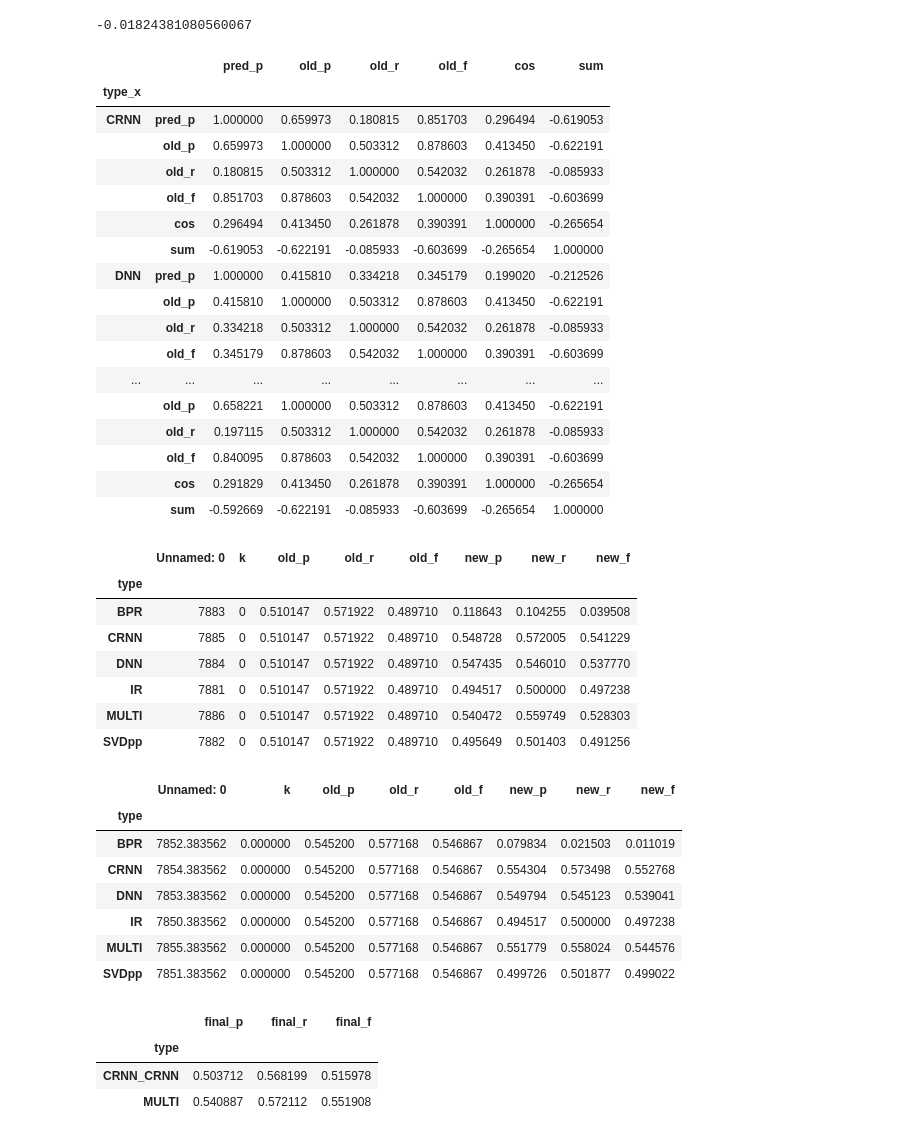
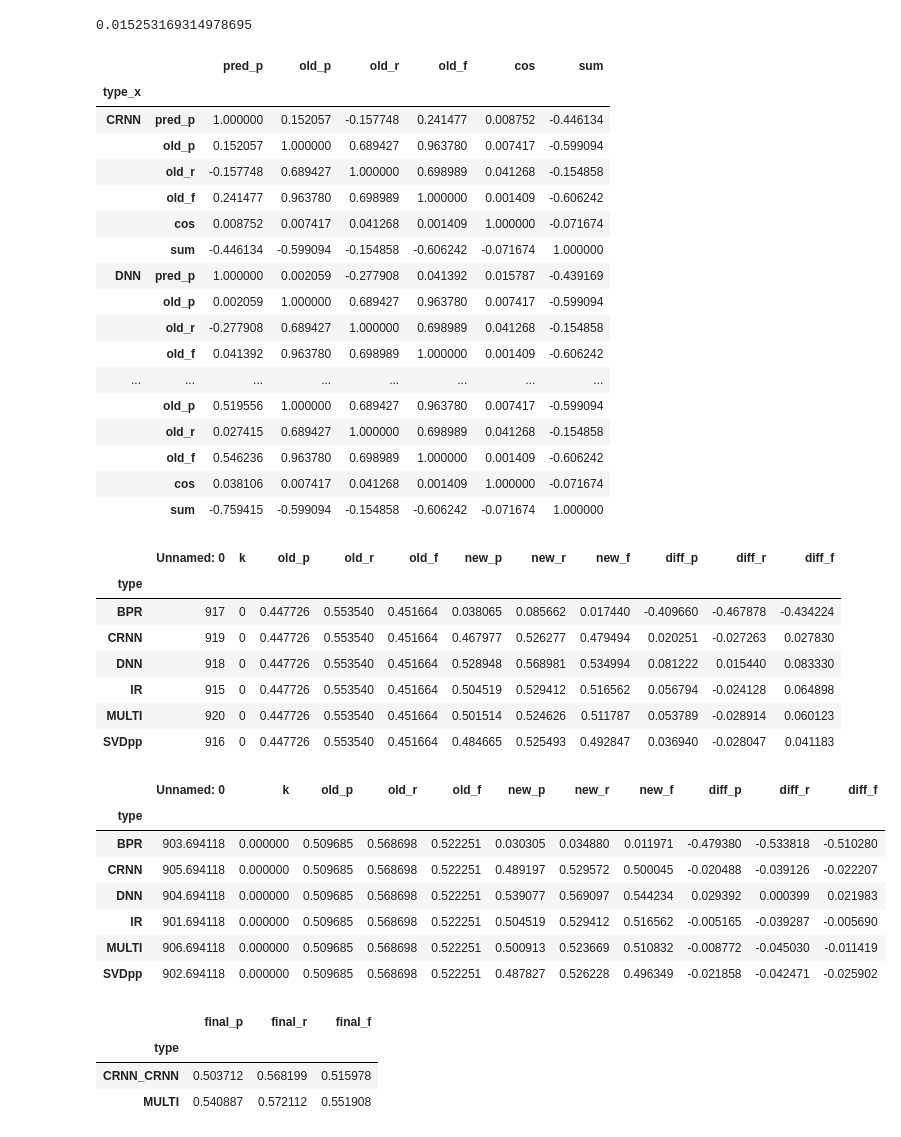
Before and after one commit to shraga89/DSMA, a Jupyter notebook: results/Untitled.ipynb, the cells around one changed output. Saved outputs shown, nothing was run; the diff lists cells and outputs as text; code cells hidden in the pictures.

```diff
--- a/results/Untitled.ipynb
+++ b/results/Untitled.ipynb
@@ -5,7 +5,7 @@ import time
 import math
 # %%
 pd.set_option('float_format', '{:f}'.format)
-folder = 'WF/22_12_2018_09_41_WF_f'
+folder = '24_12_2018_15_54_TH_r'
 res_adapt = pd.read_csv(folder + '/adapt.csv')
 res_adapt_eval = pd.read_csv(folder + '/adapt_eval.csv')
 res_eval = pd.read_csv(folder + '/eval.csv')
@@ -24,28 +24,28 @@ df1 = res_corr[res_corr['type_x'] == 'FeatureBased_SVM']['pred_p'].reset_index()
 df2 = res_corr[res_corr['type_x'] == 'CRNN']['cos'].reset_index()
 pd.concat([df1, df2], axis=1).corr().loc['pred_p', 'cos']
 # %% [output]
--0.01824381080560067
+0.015253169314978695
 # %%
 res_corr.groupby('type_x')[['pred_p', 'old_p', 'old_r', 'old_f', 'cos', 'sum']].corr()
 # %% [output]
 |  |  | pred_p | old_p | old_r | old_f | cos | sum |
 | type_x |  |  |  |  |  |  |  |
-| CRNN | pred_p | 1.000000 | 0.659973 | 0.180815 | 0.851703 | 0.296494 | -0.619053 |
-|  | old_p | 0.659973 | 1.000000 | 0.503312 | 0.878603 | 0.413450 | -0.622191 |
-|  | old_r | 0.180815 | 0.503312 | 1.000000 | 0.542032 | 0.261878 | -0.085933 |
-|  | old_f | 0.851703 | 0.878603 | 0.542032 | 1.000000 | 0.390391 | -0.603699 |
-|  | cos | 0.296494 | 0.413450 | 0.261878 | 0.390391 | 1.000000 | -0.265654 |
-|  | sum | -0.619053 | -0.622191 | -0.085933 | -0.603699 | -0.265654 | 1.000000 |
-| DNN | pred_p | 1.000000 | 0.415810 | 0.334218 | 0.345179 | 0.199020 | -0.212526 |
-|  | old_p | 0.415810 | 1.000000 | 0.503312 | 0.878603 | 0.413450 | -0.622191 |
-|  | old_r | 0.334218 | 0.503312 | 1.000000 | 0.542032 | 0.261878 | -0.085933 |
-|  | old_f | 0.345179 | 0.878603 | 0.542032 | 1.000000 | 0.390391 | -0.603699 |
+| CRNN | pred_p | 1.000000 | 0.152057 | -0.157748 | 0.241477 | 0.008752 | -0.446134 |
+|  | old_p | 0.152057 | 1.000000 | 0.689427 | 0.963780 | 0.007417 | -0.599094 |
+|  | old_r | -0.157748 | 0.689427 | 1.000000 | 0.698989 | 0.041268 | -0.154858 |
+|  | old_f | 0.241477 | 0.963780 | 0.698989 | 1.000000 | 0.001409 | -0.606242 |
+|  | cos | 0.008752 | 0.007417 | 0.041268 | 0.001409 | 1.000000 | -0.071674 |
+|  | sum | -0.446134 | -0.599094 | -0.154858 | -0.606242 | -0.071674 | 1.000000 |
+| DNN | pred_p | 1.000000 | 0.002059 | -0.277908 | 0.041392 | 0.015787 | -0.439169 |
+|  | old_p | 0.002059 | 1.000000 | 0.689427 | 0.963780 | 0.007417 | -0.599094 |
+|  | old_r | -0.277908 | 0.689427 | 1.000000 | 0.698989 | 0.041268 | -0.154858 |
+|  | old_f | 0.041392 | 0.963780 | 0.698989 | 1.000000 | 0.001409 | -0.606242 |
 | ... | ... | ... | ... | ... | ... | ... | ... |
-|  | old_p | 0.658221 | 1.000000 | 0.503312 | 0.878603 | 0.413450 | -0.622191 |
-|  | old_r | 0.197115 | 0.503312 | 1.000000 | 0.542032 | 0.261878 | -0.085933 |
-|  | old_f | 0.840095 | 0.878603 | 0.542032 | 1.000000 | 0.390391 | -0.603699 |
-|  | cos | 0.291829 | 0.413450 | 0.261878 | 0.390391 | 1.000000 | -0.265654 |
-|  | sum | -0.592669 | -0.622191 | -0.085933 | -0.603699 | -0.265654 | 1.000000 |
+|  | old_p | 0.519556 | 1.000000 | 0.689427 | 0.963780 | 0.007417 | -0.599094 |
+|  | old_r | 0.027415 | 0.689427 | 1.000000 | 0.698989 | 0.041268 | -0.154858 |
+|  | old_f | 0.546236 | 0.963780 | 0.698989 | 1.000000 | 0.001409 | -0.606242 |
+|  | cos | 0.038106 | 0.007417 | 0.041268 | 0.001409 | 1.000000 | -0.071674 |
+|  | sum | -0.759415 | -0.599094 | -0.154858 | -0.606242 | -0.071674 | 1.000000 |
 # %%
 res_adapt['diff_p'] = res_adapt['new_p'] - res_adapt['old_p']
 res_adapt['diff_r'] = res_adapt['new_r'] - res_adapt['old_r']
@@ -56,25 +56,25 @@ res_adapt2 = res_adapt[~(res_adapt['alg'].isin(['AMC Token Path', 'WordNet Jiang
 # %%
 res_adapt.groupby('type').mean()
 # %% [output]
-|  | Unnamed: 0 | k | old_p | old_r | old_f | new_p | new_r | new_f |
-| type |  |  |  |  |  |  |  |  |
-| BPR | 7883 | 0 | 0.510147 | 0.571922 | 0.489710 | 0.118643 | 0.104255 | 0.039508 |
-| CRNN | 7885 | 0 | 0.510147 | 0.571922 | 0.489710 | 0.548728 | 0.572005 | 0.541229 |
-| DNN | 7884 | 0 | 0.510147 | 0.571922 | 0.489710 | 0.547435 | 0.546010 | 0.537770 |
-| IR | 7881 | 0 | 0.510147 | 0.571922 | 0.489710 | 0.494517 | 0.500000 | 0.497238 |
-| MULTI | 7886 | 0 | 0.510147 | 0.571922 | 0.489710 | 0.540472 | 0.559749 | 0.528303 |
-| SVDpp | 7882 | 0 | 0.510147 | 0.571922 | 0.489710 | 0.495649 | 0.501403 | 0.491256 |
+|  | Unnamed: 0 | k | old_p | old_r | old_f | new_p | new_r | new_f | diff_p | diff_r | diff_f |
+| type |  |  |  |  |  |  |  |  |  |  |  |
+| BPR | 917 | 0 | 0.447726 | 0.553540 | 0.451664 | 0.038065 | 0.085662 | 0.017440 | -0.409660 | -0.467878 | -0.434224 |
+| CRNN | 919 | 0 | 0.447726 | 0.553540 | 0.451664 | 0.467977 | 0.526277 | 0.479494 | 0.020251 | -0.027263 | 0.027830 |
+| DNN | 918 | 0 | 0.447726 | 0.553540 | 0.451664 | 0.528948 | 0.568981 | 0.534994 | 0.081222 | 0.015440 | 0.083330 |
+| IR | 915 | 0 | 0.447726 | 0.553540 | 0.451664 | 0.504519 | 0.529412 | 0.516562 | 0.056794 | -0.024128 | 0.064898 |
+| MULTI | 920 | 0 | 0.447726 | 0.553540 | 0.451664 | 0.501514 | 0.524626 | 0.511787 | 0.053789 | -0.028914 | 0.060123 |
+| SVDpp | 916 | 0 | 0.447726 | 0.553540 | 0.451664 | 0.484665 | 0.525493 | 0.492847 | 0.036940 | -0.028047 | 0.041183 |
 # %%
-# res_adapt2.groupby('type').mean()
+res_adapt2.groupby('type').mean()
 # %% [output]
-|  | Unnamed: 0 | k | old_p | old_r | old_f | new_p | new_r | new_f |
-| type |  |  |  |  |  |  |  |  |
-| BPR | 7852.383562 | 0.000000 | 0.545200 | 0.577168 | 0.546867 | 0.079834 | 0.021503 | 0.011019 |
-| CRNN | 7854.383562 | 0.000000 | 0.545200 | 0.577168 | 0.546867 | 0.554304 | 0.573498 | 0.552768 |
-| DNN | 7853.383562 | 0.000000 | 0.545200 | 0.577168 | 0.546867 | 0.549794 | 0.545123 | 0.539041 |
-| IR | 7850.383562 | 0.000000 | 0.545200 | 0.577168 | 0.546867 | 0.494517 | 0.500000 | 0.497238 |
-| MULTI | 7855.383562 | 0.000000 | 0.545200 | 0.577168 | 0.546867 | 0.551779 | 0.558024 | 0.544576 |
-| SVDpp | 7851.383562 | 0.000000 | 0.545200 | 0.577168 | 0.546867 | 0.499726 | 0.501877 | 0.499022 |
+|  | Unnamed: 0 | k | old_p | old_r | old_f | new_p | new_r | new_f | diff_p | diff_r | diff_f |
+| type |  |  |  |  |  |  |  |  |  |  |  |
+| BPR | 903.694118 | 0.000000 | 0.509685 | 0.568698 | 0.522251 | 0.030305 | 0.034880 | 0.011971 | -0.479380 | -0.533818 | -0.510280 |
+| CRNN | 905.694118 | 0.000000 | 0.509685 | 0.568698 | 0.522251 | 0.489197 | 0.529572 | 0.500045 | -0.020488 | -0.039126 | -0.022207 |
+| DNN | 904.694118 | 0.000000 | 0.509685 | 0.568698 | 0.522251 | 0.539077 | 0.569097 | 0.544234 | 0.029392 | 0.000399 | 0.021983 |
+| IR | 901.694118 | 0.000000 | 0.509685 | 0.568698 | 0.522251 | 0.504519 | 0.529412 | 0.516562 | -0.005165 | -0.039287 | -0.005690 |
+| MULTI | 906.694118 | 0.000000 | 0.509685 | 0.568698 | 0.522251 | 0.500913 | 0.523669 | 0.510832 | -0.008772 | -0.045030 | -0.011419 |
+| SVDpp | 902.694118 | 0.000000 | 0.509685 | 0.568698 | 0.522251 | 0.487827 | 0.526228 | 0.496349 | -0.021858 | -0.042471 | -0.025902 |
 # %%
 res_adapt_eval['final_p'] = res_adapt_eval[['old_p', 'new_p']].max(axis=1)
 res_adapt_eval['final_r'] = res_adapt_eval[['old_r', 'new_r']].max(axis=1)
```
Also changed, not shown: 1 other file.
